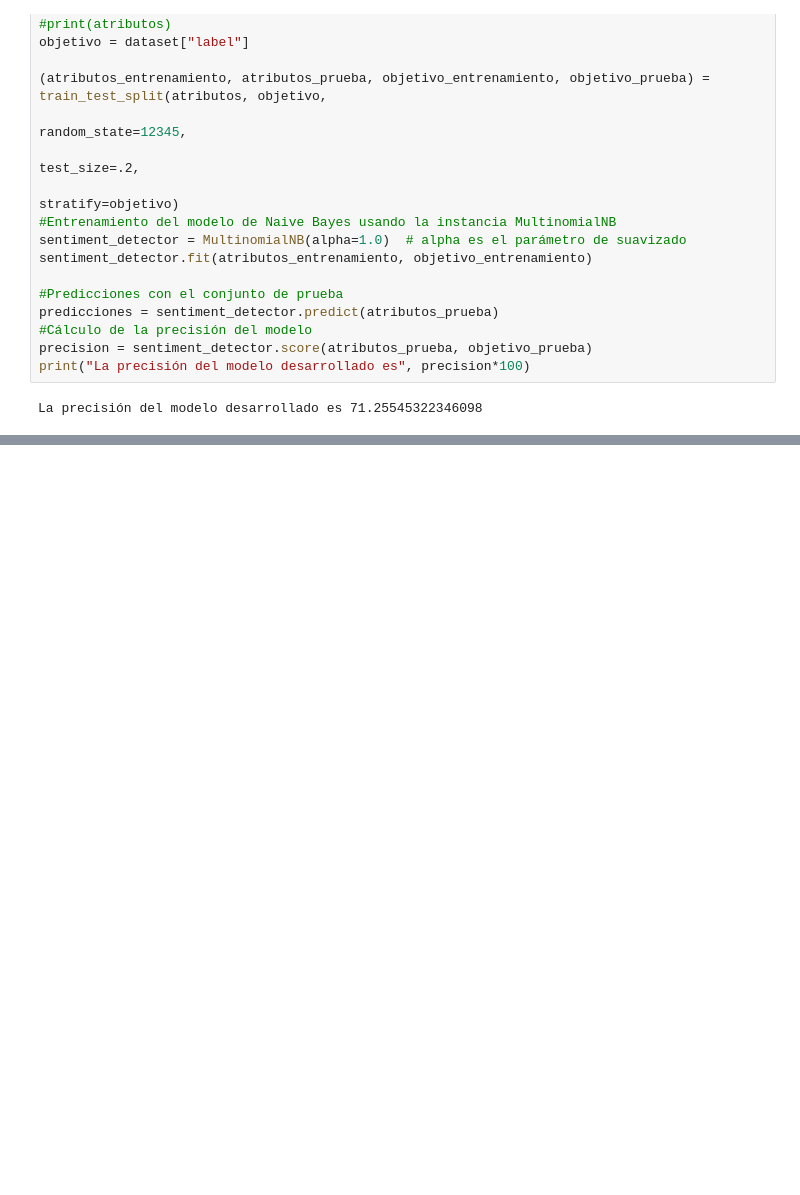
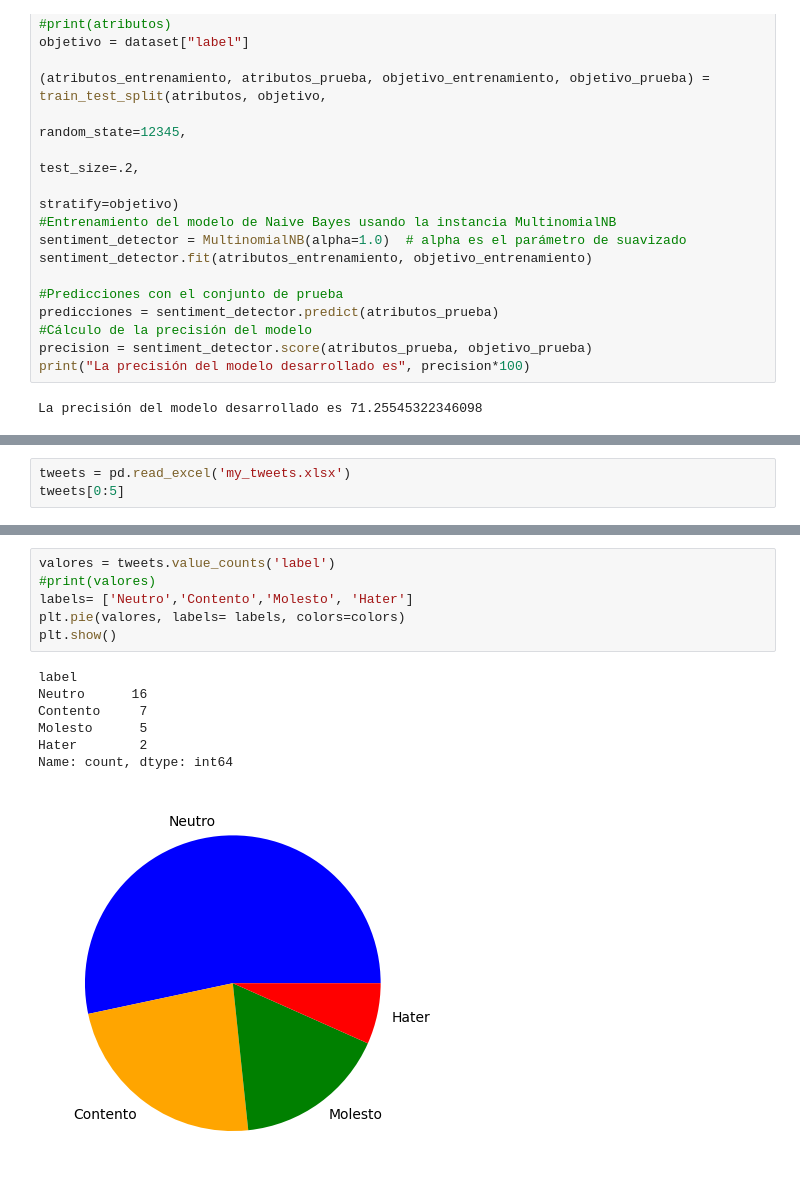
Before and after one commit to luciarguez20/BAG_2023_2024, a Jupyter notebook: examen/Untitled1.ipynb, the cells around one changed output, grey strips where cells are left out. Cells and saved outputs as stored; diff of their text form; blank space fills up the shorter version.

```diff
--- a/examen/Untitled1.ipynb
+++ b/examen/Untitled1.ipynb
@@ -177,0 +180,3 @@ La precisión del modelo desarrollado es 71.25545322346098
+# %%
+tweets = pd.read_excel('my_tweets.xlsx')
+tweets[0:5]
@@ -177,0 +211,14 @@ La precisión del modelo desarrollado es 71.25545322346098
+# %%
+valores = tweets.value_counts('label')
+#print(valores)
+labels= ['Neutro','Contento','Molesto', 'Hater']
+plt.pie(valores, labels= labels, colors=colors)
+plt.show()
+# %% [output]
+label
+Neutro      16
+Contento     7
+Molesto      5
+Hater        2
+Name: count, dtype: int64
+[figure, added]
```
Also changed, not shown: parts of 3 cells of this notebook, 5 other files.
